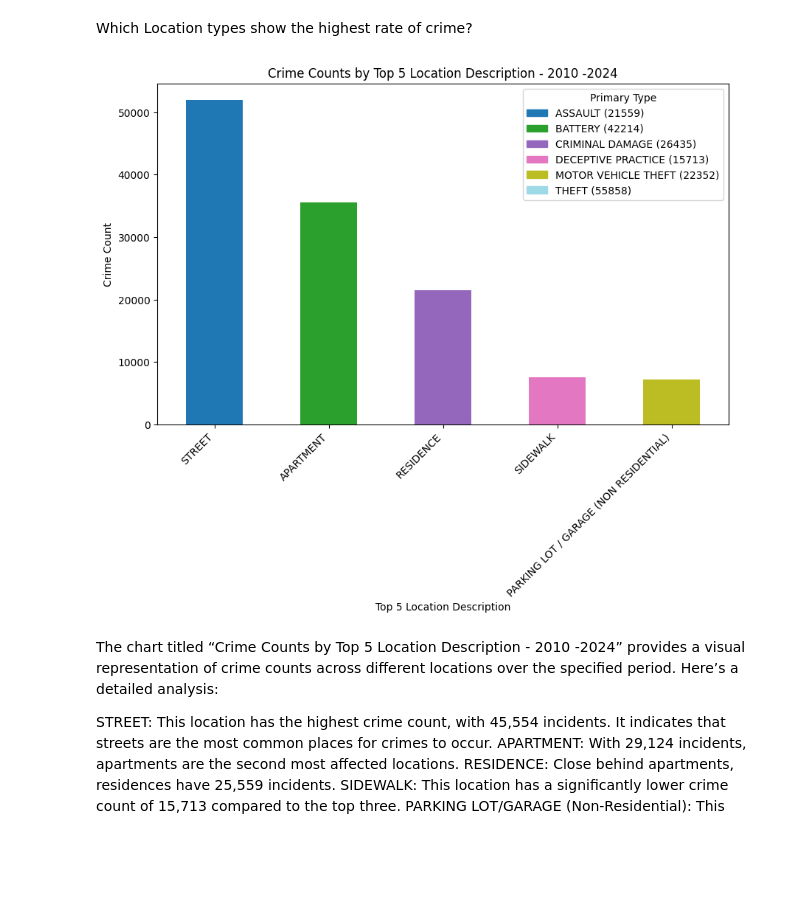
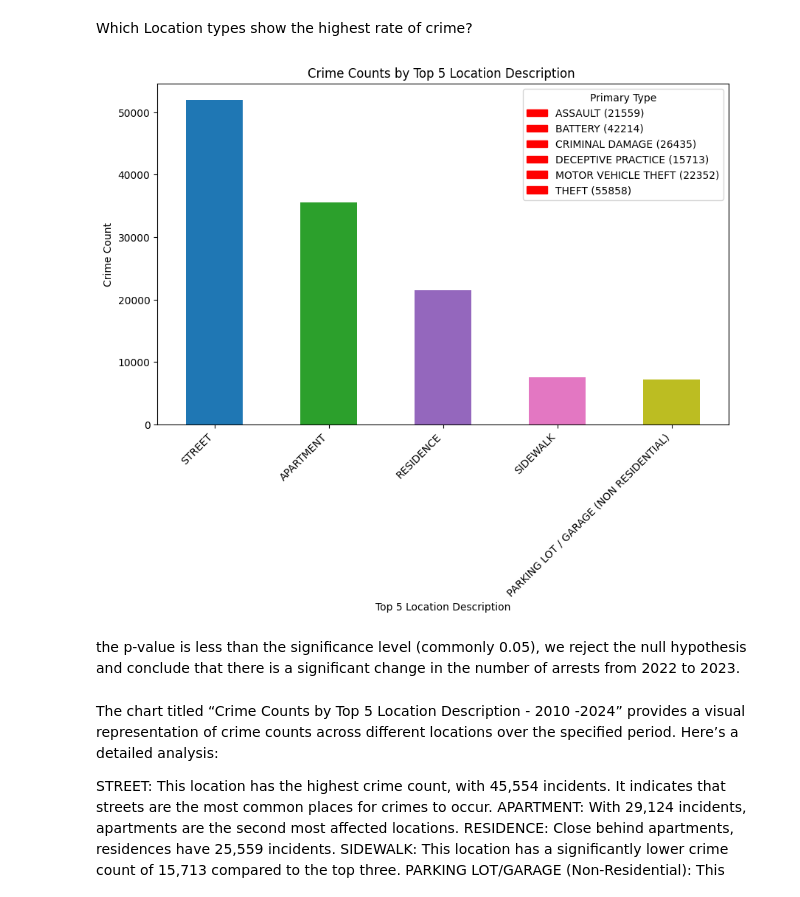
Before and after one commit to ktg8080/Project_1, a Jupyter notebook: chicago_crime_analysis.ipynb, the cells around one changed output. Drawn from its saved outputs; the diff is of its cells as text; code cells hidden in the pictures; blank space fills up the shorter version.

```diff
--- a/chicago_crime_analysis.ipynb
+++ b/chicago_crime_analysis.ipynb
@@ -19,4 +19,13 @@ crime_data_df
 #setting the dataframe's  Index to the ID
 crime_data_df.set_index('ID', inplace=True)
 crime_data_df
+
+# cleaning the data
+columns_to_drop = [
+    'Case Number', 'IUCR', 'Beat', 'District', 'Community Area',
+    'FBI Code', 'X Coordinate', 'Y Coordinate', 'Location'
+]
+
+crime_data_df= crime_data_df.drop(columns=columns_to_drop)
+crime_data_df
 # %% [output]
@@ -210,36 +219,39 @@ Which Location types show the highest rate of crime?
 # %%
 # Group by Location Description and count the occurrences of each Primary Type
 location_crime_counts = filtered_top6_crimes.groupby('Location Description')['Primary Type'].value_counts().unstack().fillna(0)
 
 # Top 10 location Description
 # Sum the counts for each location
 location_totals = location_crime_counts.sum(axis=1)
 
 # Find the top ten locations
 top_ten_locations = location_totals.nlargest(5)
 
 
 # Define a colormap
 colors = plt.cm.get_cmap('tab20', len(location_crime_counts.columns))
 
 # Plotting the data
 fig, ax = plt.subplots(figsize=(10, 6))
 top_ten_locations.plot(kind='bar', stacked=True, ax=ax, color=[colors(i) for i in range(len(location_crime_counts.columns))])
 
-# Adding legends with patches
-handles = [mpatches.Patch(color=colors(i), label=f"{ptype} ({int(count)})")
+# Adding legends with patches in red color
+handles = [mpatches.Patch(color='red', label=f"{ptype} ({int(count)})")
            for i, (ptype, count) in enumerate(location_crime_counts.sum().items())]
 ax.legend(handles=handles, title="Primary Type")
+
 # Rotate the names of the locations
 plt.xticks(rotation=45, ha='right')
 # Adding titles and labels
-plt.title('Crime Counts by Top 5 Location Description - 2010 -2024')
+plt.title('Crime Counts by Top 5 Location Description ')
 plt.xlabel('Top 5 Location Description')
 plt.ylabel('Crime Count')
-plt.savefig('Crime Counts by Top 5 Location Description - 2010 -2024.png')
+plt.savefig('Crime Counts by Top 5 Location Description - .png')
 plt.show()
 # %% [output]
-[figure, old version]
+[figure, new version]
+# %% [markdown]
+the p-value is less than the significance level (commonly 0.05), we reject the null hypothesis and conclude that there is a significant change in the number of arrests from 2022 to 2023.
 # %% [markdown]
 The chart titled “Crime Counts by Top 5 Location Description - 2010 -2024” provides a visual representation of crime counts across different locations over the specified period. Here’s a detailed analysis:
 
```
Also changed, not shown: parts of 3 cells of this notebook, 4 other files.
